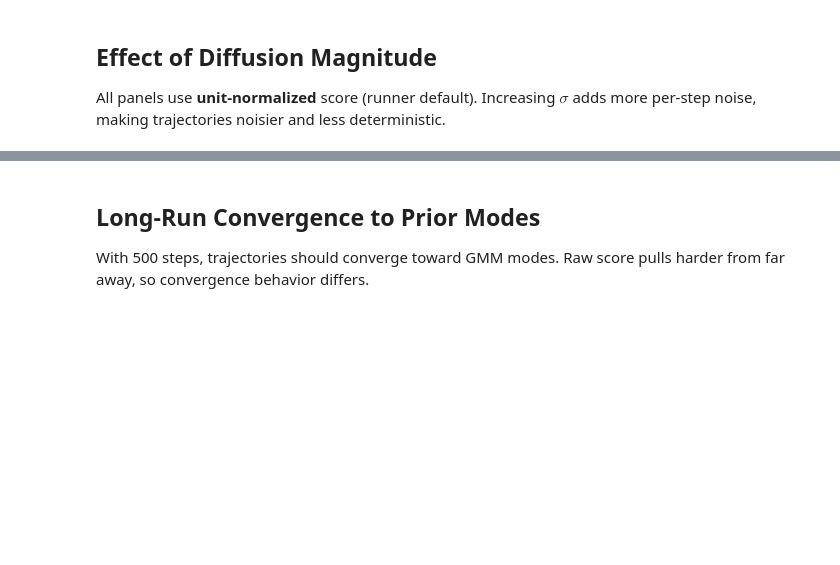
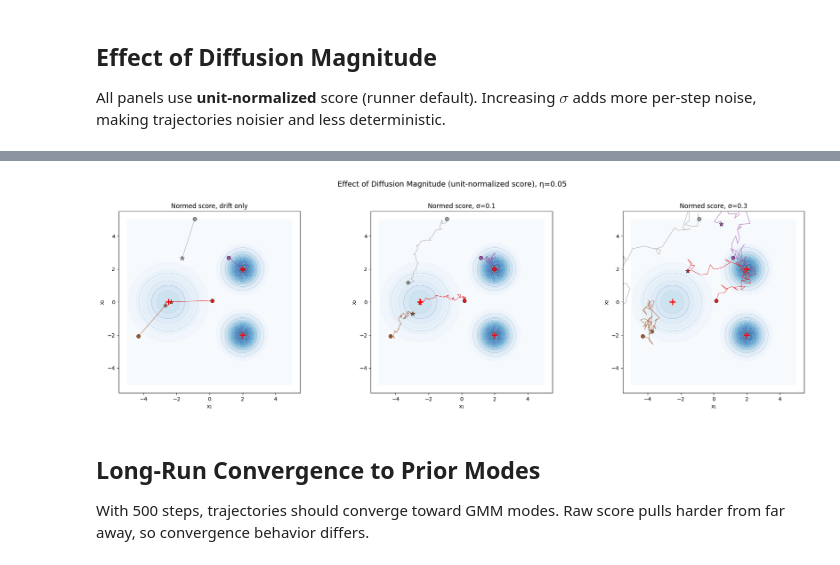
Before and after one commit to bjmedina/memory, a Jupyter notebook: notebooks/2d_trajectory_visualization.ipynb, the cells around one changed output, grey strips where cells are left out. Cells and saved outputs as stored; diff of their text form; code cells hidden in the pictures; blank space fills up the shorter version.

```diff
--- a/notebooks/2d_trajectory_visualization.ipynb
+++ b/notebooks/2d_trajectory_visualization.ipynb
@@ -153,19 +219,20 @@ making trajectories noisier and less deterministic.
 # %%
-sigmas = [0.0, 0.3, 0.8]
 
 fig, axes = plt.subplots(1, 3, figsize=(20, 6))
 for ax, sig in zip(axes, sigmas):
     trajs = simulate_trajectories(
         gmm, X0, indices,
         sigma=sig, sigma0=SIGMA0, drift_step_size=ETA,
         n_steps=N_STEPS, normalize_score=True, seed=SEED,
     )
     label = 'drift only' if sig == 0 else f'σ={sig}'
     plot_trajectories(ax, gmm, trajs, f'Normed score, {label}', colors)
 
-fig.suptitle('Effect of Diffusion Magnitude (unit-normalized score)', fontsize=14, y=1.02)
+fig.suptitle(f'Effect of Diffusion Magnitude (unit-normalized score), η={ETA}', fontsize=14, y=1.02)
 fig.tight_layout()
 plt.show()
+# %% [output]
+[figure, added]
 # %% [markdown]
 ## Long-Run Convergence to Prior Modes
 
```
Also changed, not shown: parts of 7 cells of this notebook.
